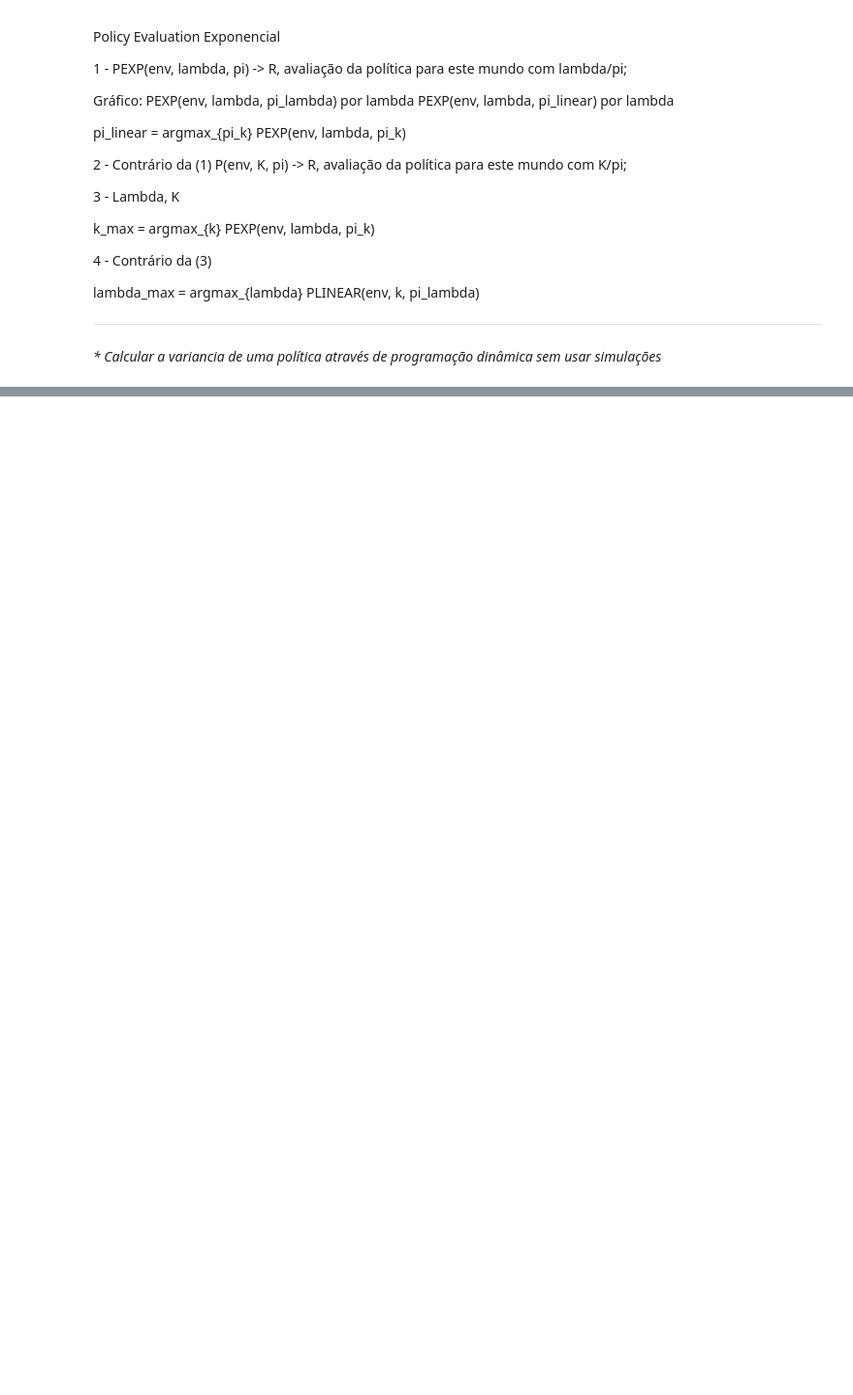
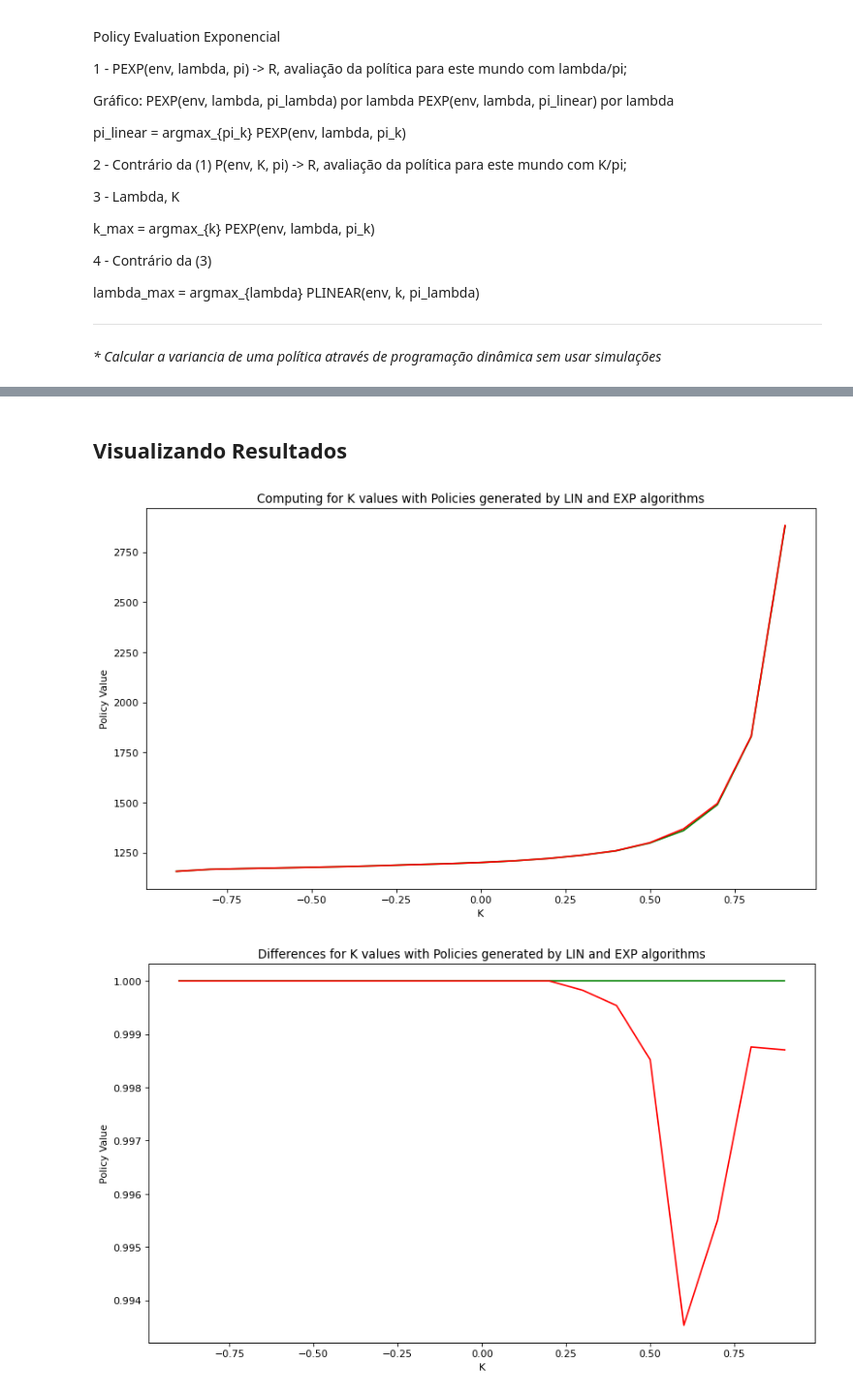
Before and after one commit to igormiyamura/ppgsi_riskaverse_rl, a Jupyter notebook: notebooks/1_Experimentos.ipynb, the cells around one changed output, grey strips where cells are left out. Shown at 97% size. Drawn from its saved outputs; the diff is of its cells as text; code cells hidden in the pictures; blank space fills up the shorter version.

```diff
--- a/notebooks/1_Experimentos.ipynb
+++ b/notebooks/1_Experimentos.ipynb
@@ -404,5 +462,0 @@ vt = VizTools()
-# %%
-river_flow = 0.5
-vl_lambda = 0.8
-
-index = (river_flow, vl_lambda)
@@ -408,0 +604,15 @@ index = (river_flow, vl_lambda)
+# %%
+def build_dataframe_p_value(dict_v, nm_model, col='K'):
+    df = pd.DataFrame(dict_v).reset_index().rename(columns={'index': col})
+    df[col] = pd.to_numeric(df[col])
+    df = df.sort_values(col)
+
+    cols = []
+    for c in df.columns:
+        if c != col:
+            cols.append(f'{nm_model}_{c}')
+        else:
+            cols.append(c)
+
+    df.columns = cols
+    return df
@@ -408,0 +636,19 @@ index = (river_flow, vl_lambda)
+# %%
+print(f'Verificando caminho {path_export}')
+if os.path.isfile(path_export):
+    df_LIN_EXP = pd.read_excel(path_export).drop('Unnamed: 0', axis=1)
+else:
+    df_LIN_EXP = None
+
+if df_LIN_EXP is None:
+    df_VALUE_LIN = build_dataframe_p_value(P_VALUE_LIN, 'LIN')
+    df_VALUE_LIN_EXP = build_dataframe_p_value(P_VALUE_LIN_EXP_MAX, 'EXP')
+    df_LAMBDA_MAX = build_dataframe_p_value(LAMBDA_MAX, 'LAMBDA_MAX')
+
+    df_LIN_EXP = df_VALUE_LIN.merge(df_VALUE_LIN_EXP, on='K')
+    df_LIN_EXP = df_LIN_EXP.merge(df_LAMBDA_MAX, on='K')
+    df_LIN_EXP.to_excel(path_export)
+
+df_LIN_EXP[f'DIF_EXP_{str(river_flow)}'] = 1 + (df_LIN_EXP[f'LIN_{str(river_flow)}'] - \
+              df_LIN_EXP[f'EXP_{str(river_flow)}'])/df_LIN_EXP[f'LIN_{str(river_flow)}']
+df_LIN_EXP
@@ -438,0 +923,10 @@ vt.visualize_V(m, V1, grid_size, 4, goal_state, 0, str_title=f'Exponential Utili
+# %% [markdown]
+## Visualizando Resultados
+# %%
+river_flow = 0.2
+plt1 = g_comparing_values(df_LIN_EXP, river_flow, 'K', 'LIN', 'EXP')
+plt2 = g_comparing_dif_values(df_LIN_EXP, river_flow, 'K', 'LIN', 'EXP')
+plt3 = g_comparing_max_metric(df_LIN_EXP, river_flow, 'K', 'LAMBDA_MAX')
+# %% [output]
+[figure, added]
+[figure, added]
```
Also changed, not shown: parts of 48 cells of this notebook, 29 other files.
